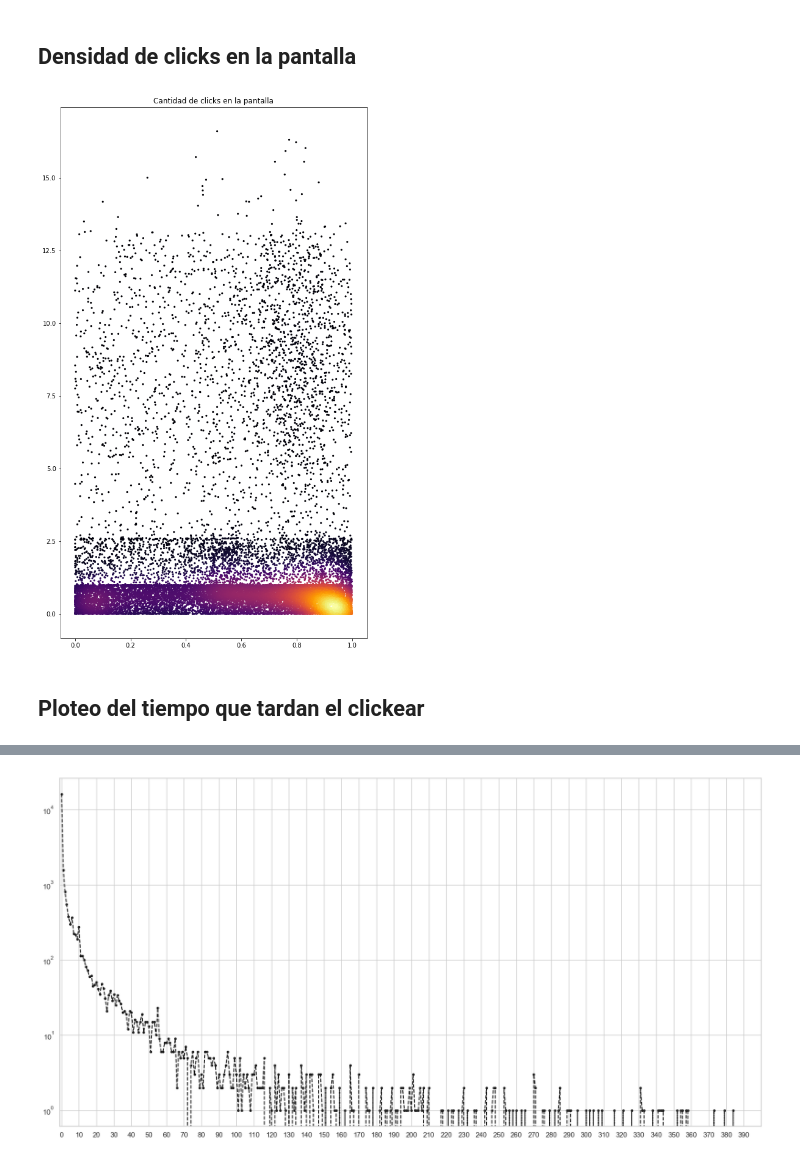
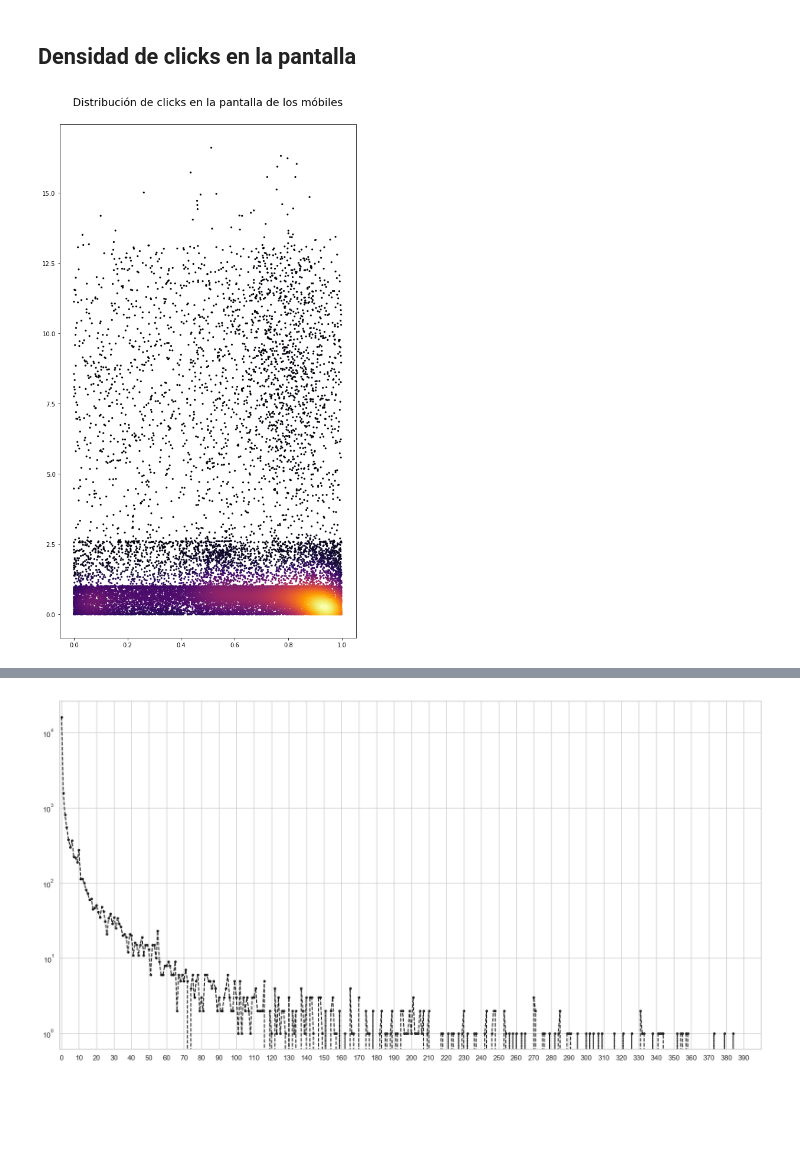
Before and after one commit to AlejandroKler/Datanesa, a Jupyter notebook: Analisis_clicks.ipynb, the cells around one changed output, grey strips where cells are left out. Saved outputs shown, nothing was run; the diff lists cells and outputs as text; code cells hidden in the pictures; blank space fills up the shorter version.

```diff
--- a/Analisis_clicks.ipynb
+++ b/Analisis_clicks.ipynb
@@ -56,10 +56,9 @@ z = gaussian_kde(xy)(xy)
 ## Densidad de clicks en la pantalla
 # %%
 fig, ax = plt.subplots(figsize=(9, 16))
-plt.title("Cantidad de clicks en la pantalla")
+plt.title("Distribución de clicks en la pantalla de los móbiles", fontsize = 18)
+ttl = ax.title
+ttl.set_position([.5, 1.03])
 ax.scatter(xPosition, yPosition, c=z, cmap="inferno", s=10, edgecolor="");
-plt.savefig("densidadClicks.png")
 # %% [output]
-[figure, old version]
+[figure, new version]
-# %% [markdown]
-## Ploteo del tiempo que tardan el clickear
```
Also changed, not shown: parts of 20 cells of this notebook, 8 other files.
